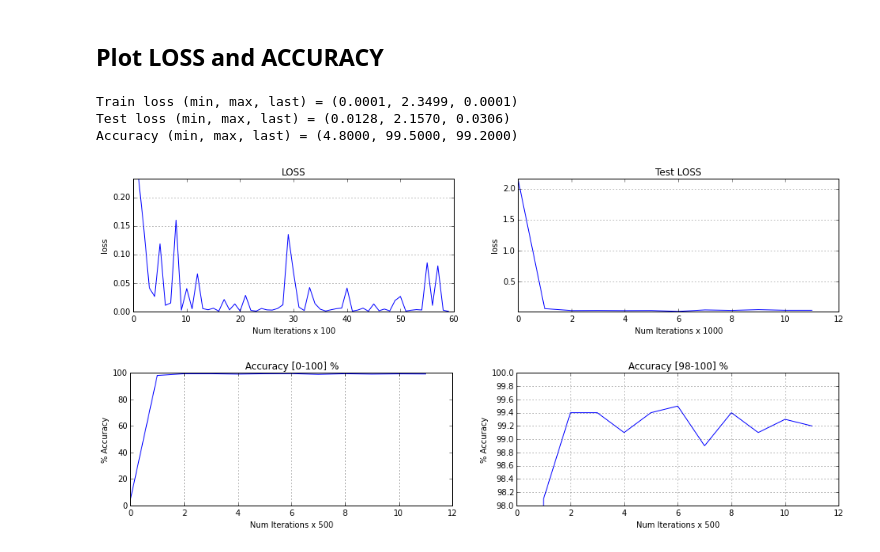
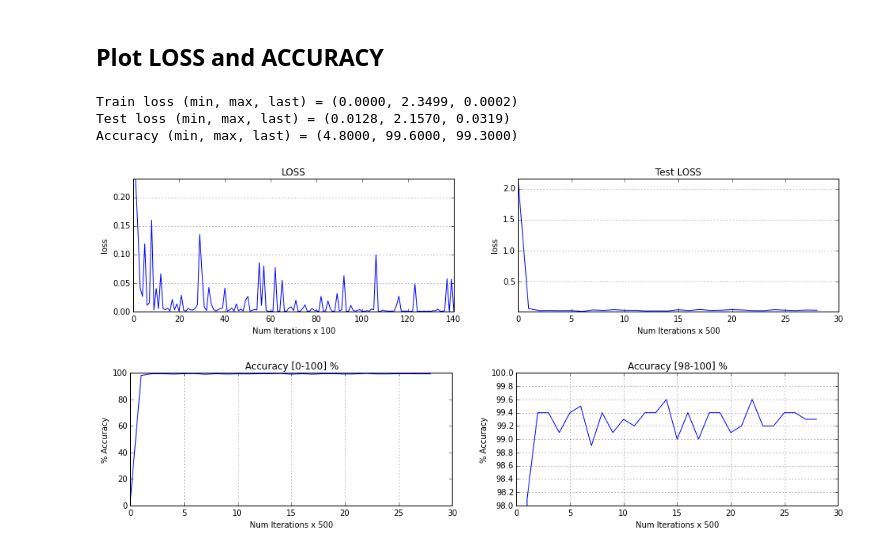
Before and after one commit to 4nc3str4l/VA_GiC, a Jupyter notebook: Notebooks/BSAOR_Labeling.ipynb, the cells around one changed output. Saved outputs shown, nothing was run; the diff lists cells and outputs as text; code cells hidden in the pictures.

```diff
--- a/Notebooks/BSAOR_Labeling.ipynb
+++ b/Notebooks/BSAOR_Labeling.ipynb
@@ -134,37 +134,37 @@ if len(loss) > 1 and len(acc) > 1:
     axarr[0].yaxis.grid()
 
     axarr[1].set_title('Test LOSS')
-    axarr[1].set_xlabel('Num Iterations x 1000')
+    axarr[1].set_xlabel('Num Iterations x 500')
     axarr[1].set_ylabel('loss')
     axarr[1].plot(tloss)
     axarr[1].set_ylim((min(tloss), max(tloss)))
     axarr[1].yaxis.grid()
 
     f, axarr = plt.subplots(1, 2)
     f.set_size_inches(16,3)
 
     axarr[0].plot(acc)
     axarr[0].set_title('Accuracy [0-100] %')
     axarr[0].set_xlabel('Num Iterations x 500')
     axarr[0].set_ylabel('% Accuracy')
     axarr[0].set_ylim((0, 100))
     axarr[0].xaxis.grid()
 
     axarr[1].plot(acc)
     axarr[1].set_title('Accuracy [98-100] %')
     axarr[1].set_xlabel('Num Iterations x 500')
     axarr[1].set_ylabel('% Accuracy')
     axarr[1].set_ylim((98, 100))
     axarr[1].yaxis.set_ticks(np.arange(98, 100.1, 0.2))
     axarr[1].xaxis.grid()
     axarr[1].yaxis.grid()
 
 print "Train loss (min, max, last) = (%.4f, %.4f, %.4f)" % (min(loss), max(loss), loss[-1])
 print "Test loss (min, max, last) = (%.4f, %.4f, %.4f)" % (min(tloss), max(tloss), tloss[-1])
 print "Accuracy (min, max, last) = (%.4f, %.4f, %.4f)" % (min(acc), max(acc), acc[-1])
 # %% [output]
-Train loss (min, max, last) = (0.0001, 2.3499, 0.0001)
-Test loss (min, max, last) = (0.0128, 2.1570, 0.0306)
-Accuracy (min, max, last) = (4.8000, 99.5000, 99.2000)
+Train loss (min, max, last) = (0.0000, 2.3499, 0.0002)
+Test loss (min, max, last) = (0.0128, 2.1570, 0.0319)
+Accuracy (min, max, last) = (4.8000, 99.6000, 99.3000)
-[figure, old version]
+[figure, new version]
-[figure, old version]
+[figure, new version]
```
Also changed, not shown: 2 other files.
